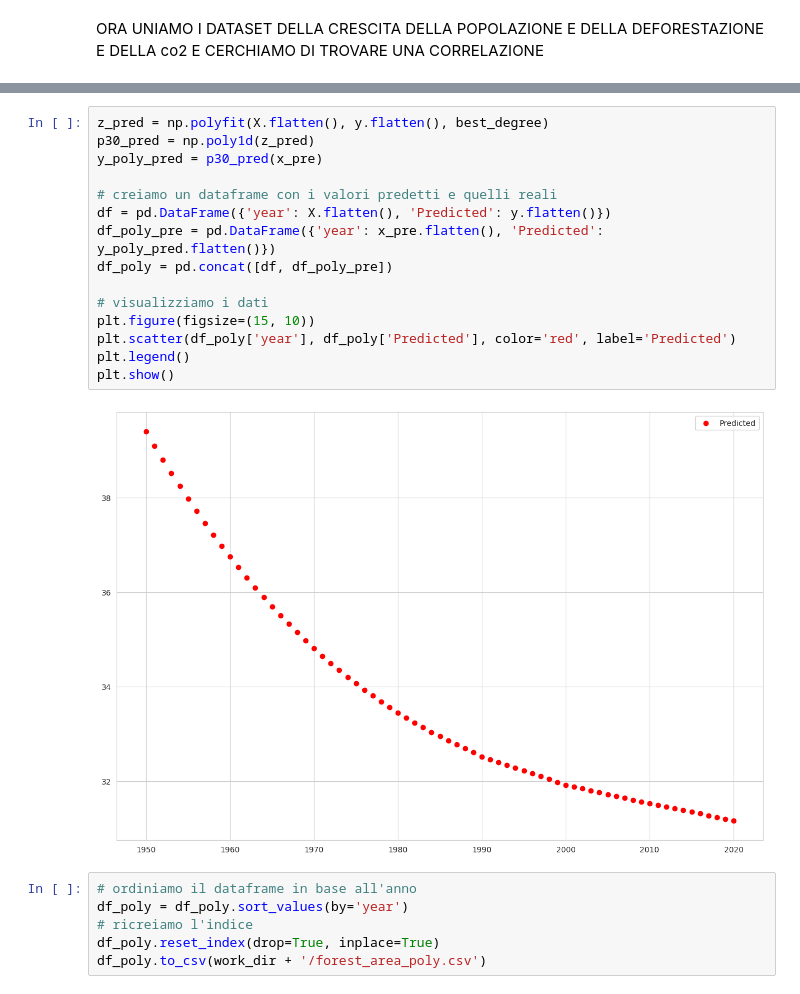
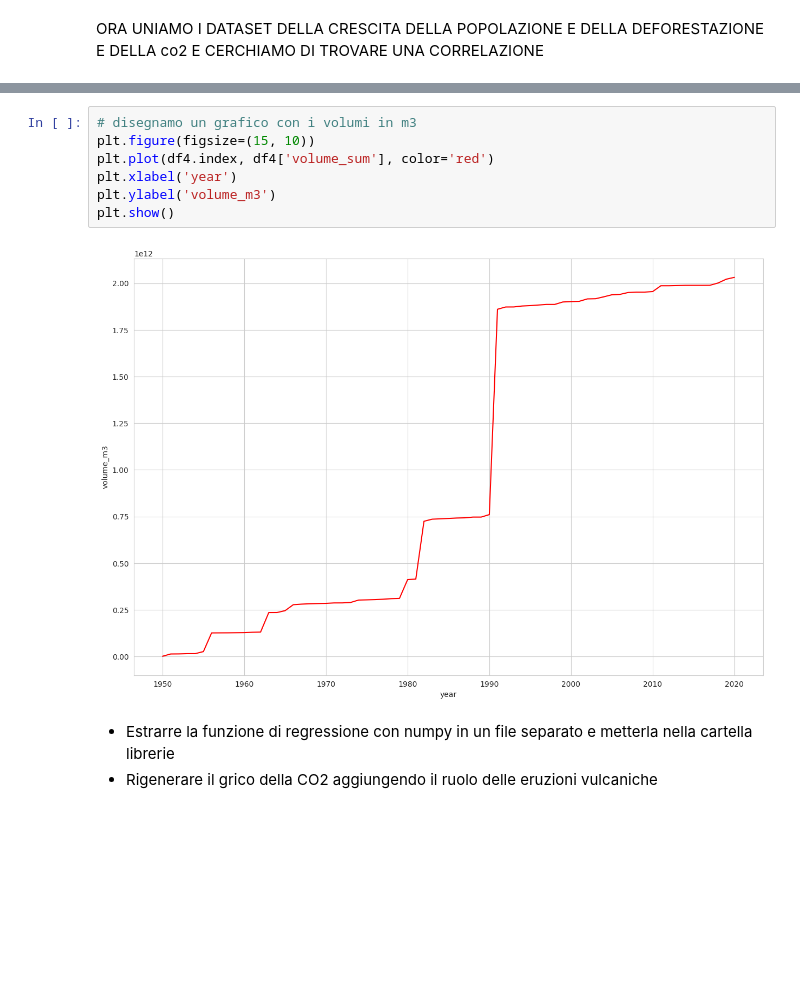
Before and after one commit to OnizukaPy/jensen, a Jupyter notebook: Tillämpad AI, datautvinning, maskininlärning och deep learning/ML/Esercitazioni/defores/studio_foreste_co2.ipynb, the cells around one changed output, grey strips where cells are left out. Drawn from its saved outputs; the diff is of its cells as text; blank space fills up the shorter version.

```diff
--- a/Tillämpad AI, datautvinning, maskininlärning och deep learning/ML/Esercitazioni/defores/studio_foreste_co2.ipynb
+++ b/Tillämpad AI, datautvinning, maskininlärning och deep learning/ML/Esercitazioni/defores/studio_foreste_co2.ipynb
@@ -351,23 +473,12 @@ print('Best degree: ', best_degree)
-# %%
-z_pred = np.polyfit(X.flatten(), y.flatten(), best_degree)
-p30_pred = np.poly1d(z_pred)
-y_poly_pred = p30_pred(x_pre)
-
-# creiamo un dataframe con i valori predetti e quelli reali
-df = pd.DataFrame({'year': X.flatten(), 'Predicted': y.flatten()})
-df_poly_pre = pd.DataFrame({'year': x_pre.flatten(), 'Predicted': y_poly_pred.flatten()})
-df_poly = pd.concat([df, df_poly_pre])
-
-# visualizziamo i dati
-plt.figure(figsize=(15, 10))
-plt.scatter(df_poly['year'], df_poly['Predicted'], color='red', label='Predicted')
-plt.legend()
-plt.show()
-# %% [output]
-[figure, removed]
-# %%
-# ordiniamo il dataframe in base all'anno
-df_poly = df_poly.sort_values(by='year')
-# ricreiamo l'indice
-df_poly.reset_index(drop=True, inplace=True)
-df_poly.to_csv(work_dir + '/forest_area_poly.csv')
+# %%
+# disegnamo un grafico con i volumi in m3
+plt.figure(figsize=(15, 10))
+plt.plot(df4.index, df4['volume_sum'], color='red')
+plt.xlabel('year')
+plt.ylabel('volume_m3')
+plt.show()
+# %% [output]
+[figure, added]
+# %% [markdown]
+- Estrarre la funzione di regressione con numpy in un file separato e metterla nella cartella librerie
+- Rigenerare il grico della CO2 aggiungendo il ruolo delle eruzioni vulcaniche
```
Also changed, not shown: parts of 27 cells of this notebook, 6 other files.
